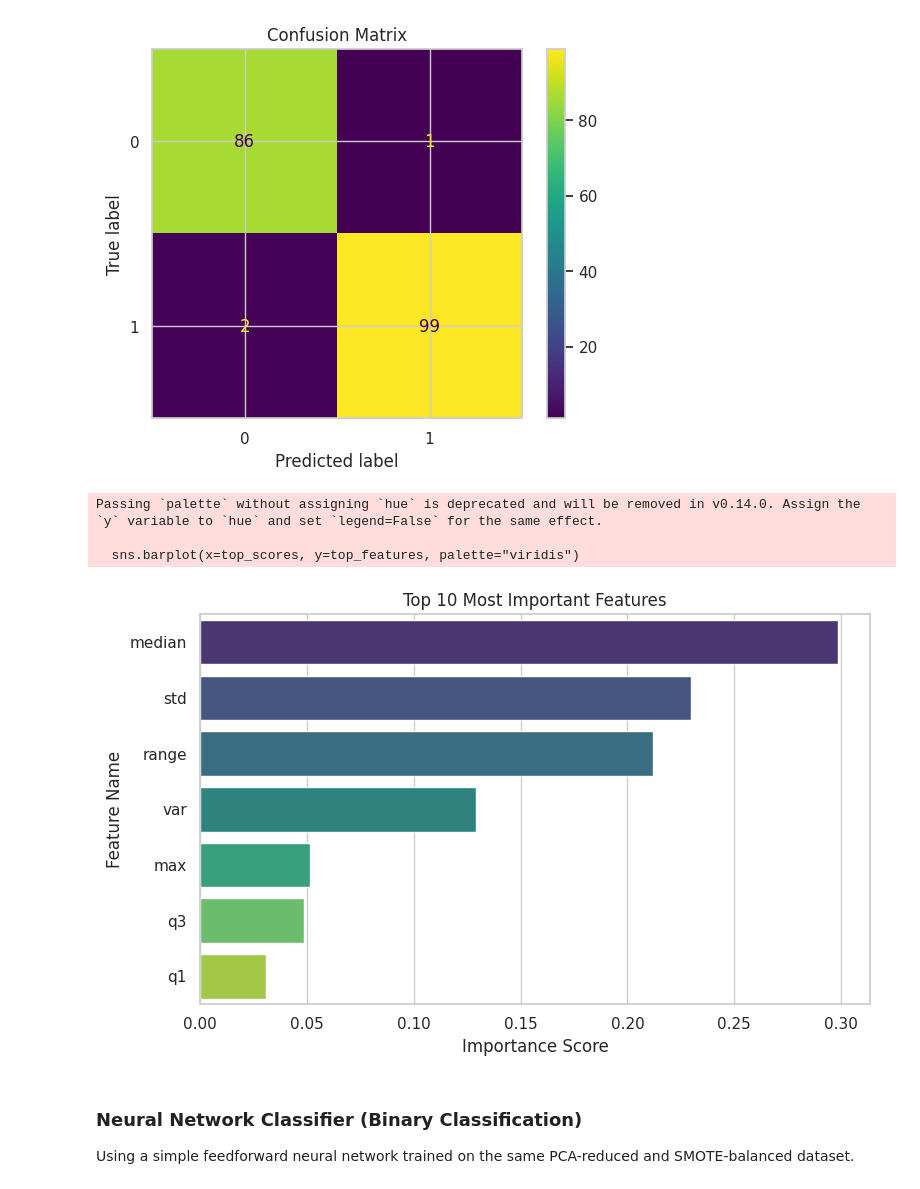
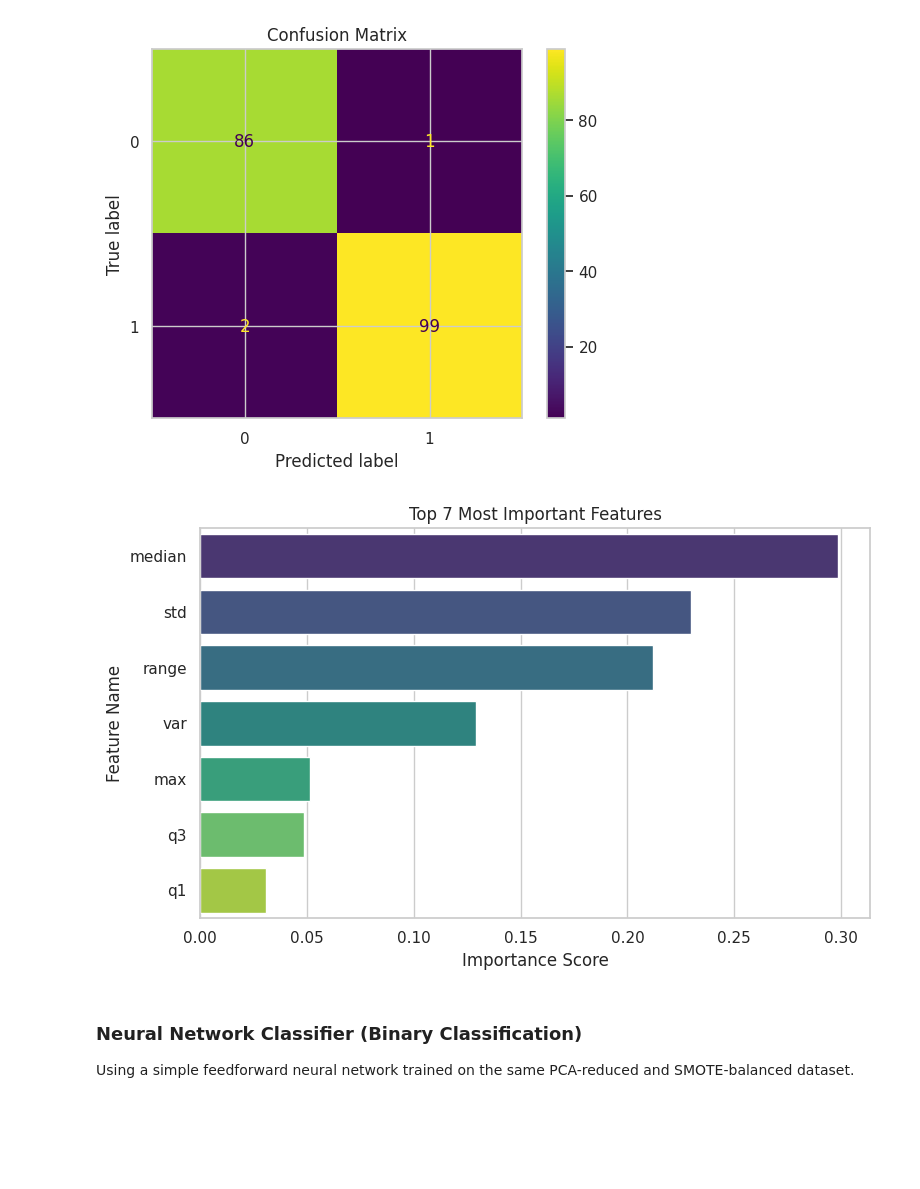
Before and after one commit to Room1097/ECG_Feature_Analysis_DAV_Project, a Jupyter notebook: DAV_ML_Implementation.ipynb, the cells around one changed output. Saved outputs shown, nothing was run; the diff lists cells and outputs as text; code cells hidden in the pictures; blank space fills up the shorter version.

```diff
--- a/DAV_ML_Implementation.ipynb
+++ b/DAV_ML_Implementation.ipynb
@@ -256,17 +256,14 @@ top_features = [selected_features[i] for i in indices[:top_n]]
 top_scores = importances[indices[:top_n]]
 # %%
 plt.figure(figsize=(8, 5))
-sns.barplot(x=top_scores, y=top_features, palette="viridis")
-plt.title("Top 10 Most Important Features")
+sns.barplot(x=top_scores, y=top_features, hue=top_features, palette="viridis", legend=False)
+plt.title("Top 7 Most Important Features")
 plt.xlabel("Importance Score")
 plt.ylabel("Feature Name")
 plt.tight_layout()
 plt.show()
 # %% [output]
-Passing `palette` without assigning `hue` is deprecated and will be removed in v0.14.0. Assign the `y` variable to `hue` and set `legend=False` for the same effect.
-
-  sns.barplot(x=top_scores, y=top_features, palette="viridis")
-[figure, old version]
+[figure, new version]
 # %% [markdown]
 ### Neural Network Classifier (Binary Classification)
 Using a simple feedforward neural network trained on the same PCA-reduced and SMOTE-balanced dataset.
```
